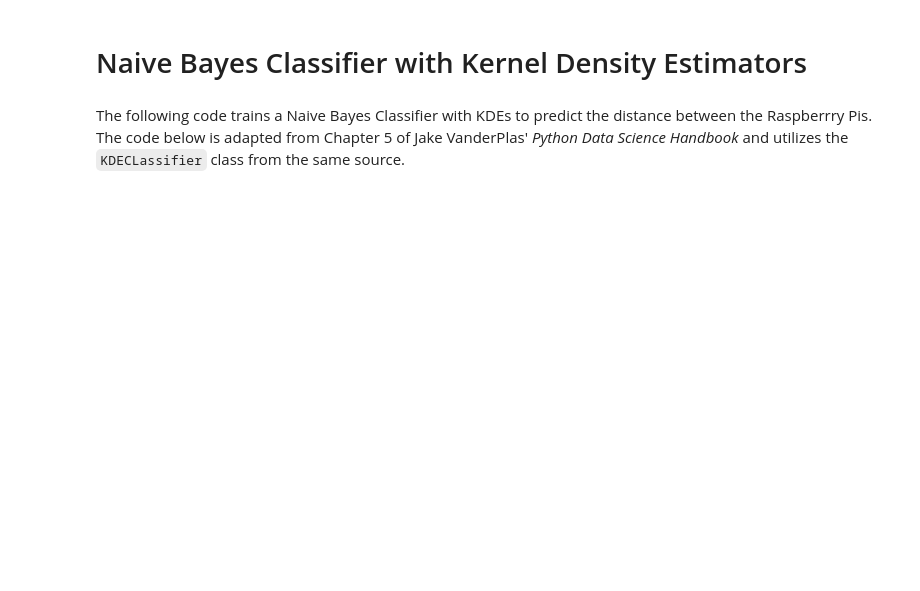
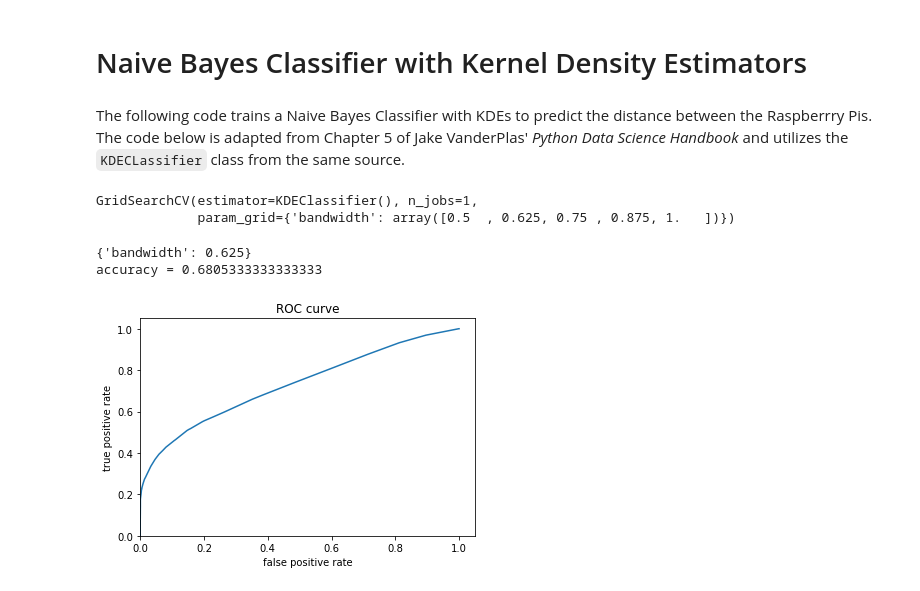
Before and after one commit to Winner-exe/piPACT, a Jupyter notebook: pi_pact_nb_kde.ipynb, the cells around one changed output. Drawn from its saved outputs; the diff is of its cells as text; code cells hidden in the pictures; blank space fills up the shorter version.

Commit message:
Trained NB KDE models

```diff
--- a/pi_pact_nb_kde.ipynb
+++ b/pi_pact_nb_kde.ipynb
@@ -6,15 +6,16 @@ The following code trains a Naive Bayes Classifier with KDEs to predict the dist
 from kde_classifier import KDEClassifier
 import pandas as pd
 from pathlib import Path
-from pi_pact_sort import categorize
+from pi_pact_sort import categorize, bin_categorize
+import pickle
 import numpy as np
 from sklearn.model_selection import GridSearchCV
 from sklearn.preprocessing import MinMaxScaler
 
 DROP_COLUMNS = ['ADDRESS', 'TIMESTAMP', 'UUID', 'MAJOR', 'MINOR', 'TX POWER', 'TEMPERATURE',
-                'PITCH', 'ROLL', 'YAW', 'SCAN']
+                'HUMIDITY', 'PRESSURE', 'PITCH', 'ROLL', 'YAW', 'SCAN']
 SAMPLE_SIZE = 30000
-
+np.random.seed(0)
 
 
 """Creates a Naive Bayes classifier with KDE to predict a distance range given RSSI values and other variables.
@@ -24,7 +25,7 @@ SAMPLE_SIZE = 30000
 """
 
 # Initialize DataFrame
-data: pd.DataFrame = pd.DataFrame(columns=['RSSI', 'DISTANCE', 'HUMIDITY', 'PRESSURE'])
+data: pd.DataFrame = pd.DataFrame(columns=['RSSI', 'DISTANCE'])
 data_copy: pd.DataFrame = data.copy()
 csv_file: Path
 for csv_file in Path('.').glob('indoor-noObstruct-SenseHat*/*.csv'):
@@ -35,7 +36,7 @@ for csv_file in Path('.').glob('indoor-noObstruct-SenseHat*/*.csv'):
     data_copy = data_copy.append(datapart)
 
 # Categorize distance
-data_copy['DISTANCE'] = data_copy['DISTANCE'].map(categorize)
+data_copy['DISTANCE'] = data_copy['DISTANCE'].map(bin_categorize)
 
 # Sample data from each distance category
 for value in data_copy['DISTANCE'].unique():
@@ -51,9 +52,14 @@ y: np.array = data['DISTANCE'].to_numpy(dtype=int)
 # Code adapted from Chapter 5 of the Python Data Science Handbook by Jake VanderPlas:
 # https://jakevdp.github.io/PythonDataScienceHandbook/05.13-kernel-density-estimation.html
 bandwidths = np.around(np.linspace(0.5, 1, 5), decimals=4)
-grid = GridSearchCV(KDEClassifier(), {'bandwidth1': bandwidths, 'bandwidth2': bandwidths,
-                                      'bandwidth3': bandwidths}, n_jobs=2)
+grid = GridSearchCV(KDEClassifier(), {'bandwidth': bandwidths}, n_jobs=1)
 grid.fit(X, y)
+# %% [output]
+GridSearchCV(estimator=KDEClassifier(), n_jobs=1,
+             param_grid={'bandwidth': array([0.5  , 0.625, 0.75 , 0.875, 1.   ])})
 # %%
 print(grid.best_params_)
 print('accuracy =', grid.best_score_)
+# %% [output]
+{'bandwidth': 0.625}
+accuracy = 0.6805333333333333
@@ -59,0 +69,14 @@ print('accuracy =', grid.best_score_)
+# %%
+from sklearn.metrics import roc_curve
+import matplotlib.pyplot as plt
+probs = grid.best_estimator_.predict_proba(X)
+fpr, tpr, _ = roc_curve(y, probs[:, 1])
+plt.plot(fpr, tpr)
+plt.title('ROC curve')
+plt.xlabel('false positive rate')
+plt.ylabel('true positive rate')
+plt.xlim(0,)
+plt.ylim(0,)
+plt.savefig(str(Path('./nb-kde-models/2var-binary-nb-kde-model-roc-curve.png')))
+# %% [output]
+[figure, added]
```
Also changed, not shown: parts of 1 cell of this notebook, 14 other files.
